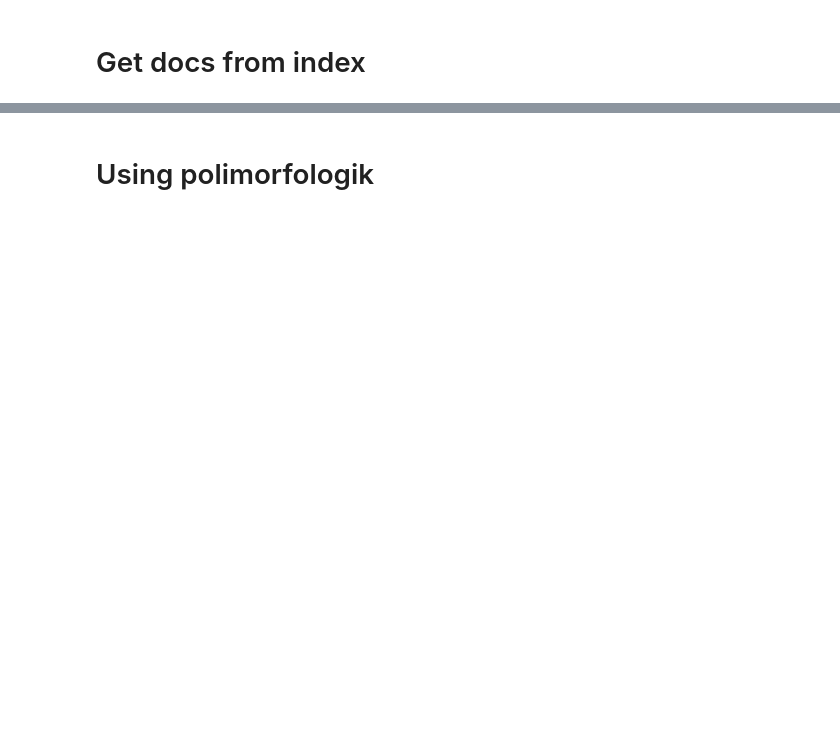
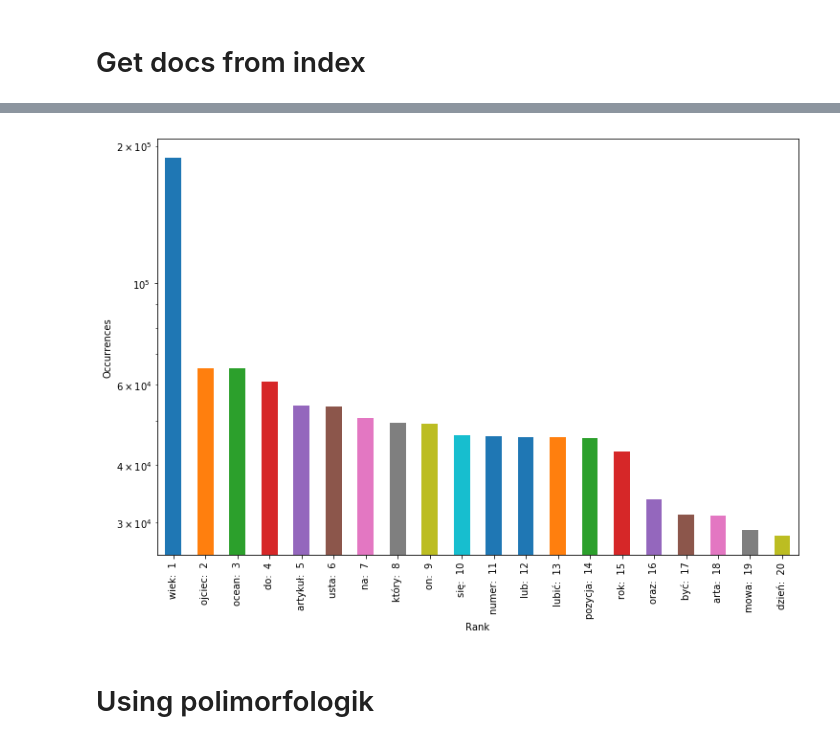
Before and after one commit to JakDar/nlp-lab-2019, a Jupyter notebook: lab3/Untitled.ipynb, the cells around one changed output, grey strips where cells are left out. Saved outputs shown, nothing was run; the diff lists cells and outputs as text; code cells hidden in the pictures; blank space fills up the shorter version.

```diff
--- a/lab3/Untitled.ipynb
+++ b/lab3/Untitled.ipynb
@@ -44,13 +122,14 @@ def get_ids():
     hits = resp.json()['hits']['hits']
     return seq(hits).map(lambda x: x['_id'])
 # %%
-ids = get_ids()
-allIds = ids\
-.flat_map(lambda ajdi: get_freqs(ajdi))\
-.group_by(lambda x:x[0])\
-.map(lambda group: (
-    group[0],
-    seq(group[1]).map(lambda x:x[1]).sum()
-))
-
-allIds
+# frequency_list = get_ids()\
+# .flat_map(lambda ajdi: get_freqs(ajdi))\
+# .group_by(lambda x:x[0])\
+# .map(lambda group: (
+#     group[0],
+#     seq(group[1]).map(lambda x:x[1]).sum()
+# ))\
+# .filter(lambda x:x[0].isalpha() and len(x[0])>=2)\
+# .order_by(lambda x: -x[1])
+# frequency_list.to_csv("frequency_list.out")
+frequency_list = seq.csv("frequency_list.out").map(lambda x: (x[0],int(x[1])))
@@ -83,2 +135,0 @@ Showing 10 of 20587 rows
-# %%
-frequency_list = allIds.filter(lambda x:x[0].isalpha() and len(x[0])>=2)
@@ -169,3 +150,25 @@ for rect, label in zip(rects, labels):
+# %%
+import numpy as np
+import pandas as pd
+import matplotlib.pyplot as plt
+
+plot_data = frequency_list.take(20)
+freq_series = pd.Series(plot_data.map(lambda x:x[1]).to_list())
+
+x_labels = plot_data.map(lambda x:x[0]).enumerate().map(lambda enum: enum[1] +":  "+ str(enum[0]+1)).to_list()
+
+# Plot the figure.
+plt.figure(figsize=(12, 8))
+ax = freq_series.plot(kind='bar')
+# ax.set_title('Rank')
+ax.set_xlabel('Rank')
+ax.set_ylabel('Occurrences')
+ax.set_yscale('log')
+ax.set_xticklabels(x_labels)
+
+rects = ax.patches
+# %% [output]
+[figure, added]
 # %% [markdown]
 # Using polimorfologik
 # %%
```
Also changed, not shown: parts of 17 cells of this notebook, 4 other files.
